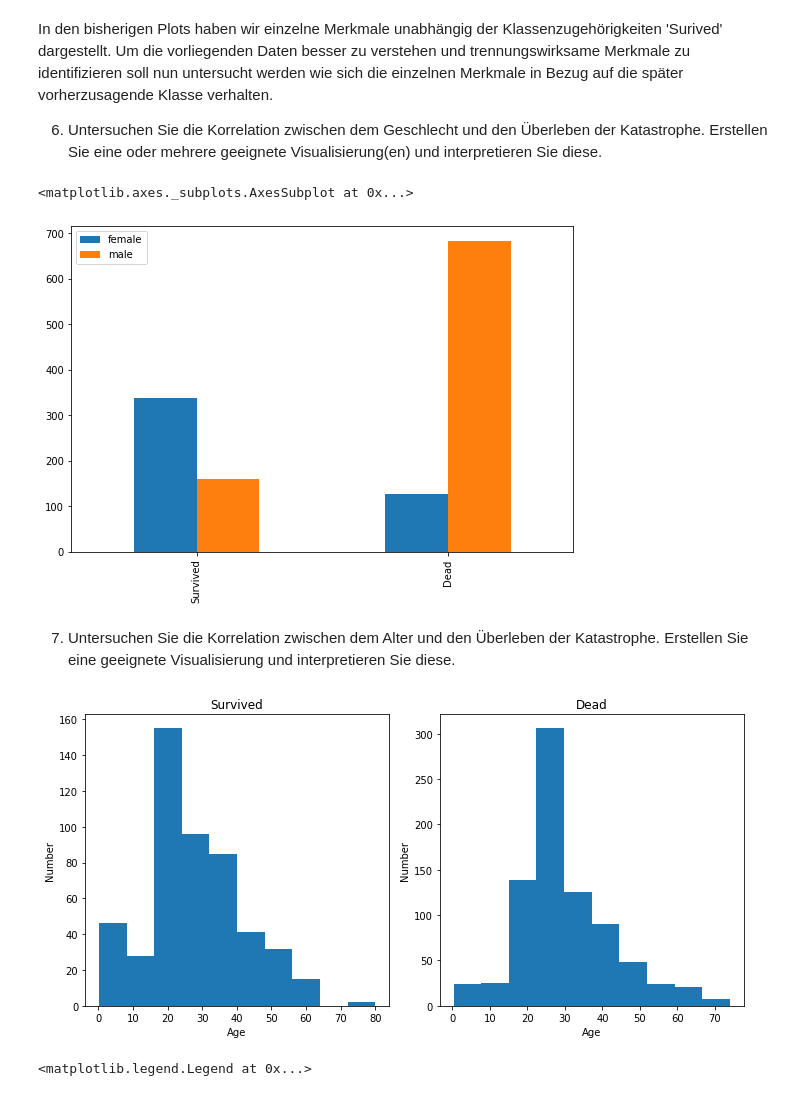
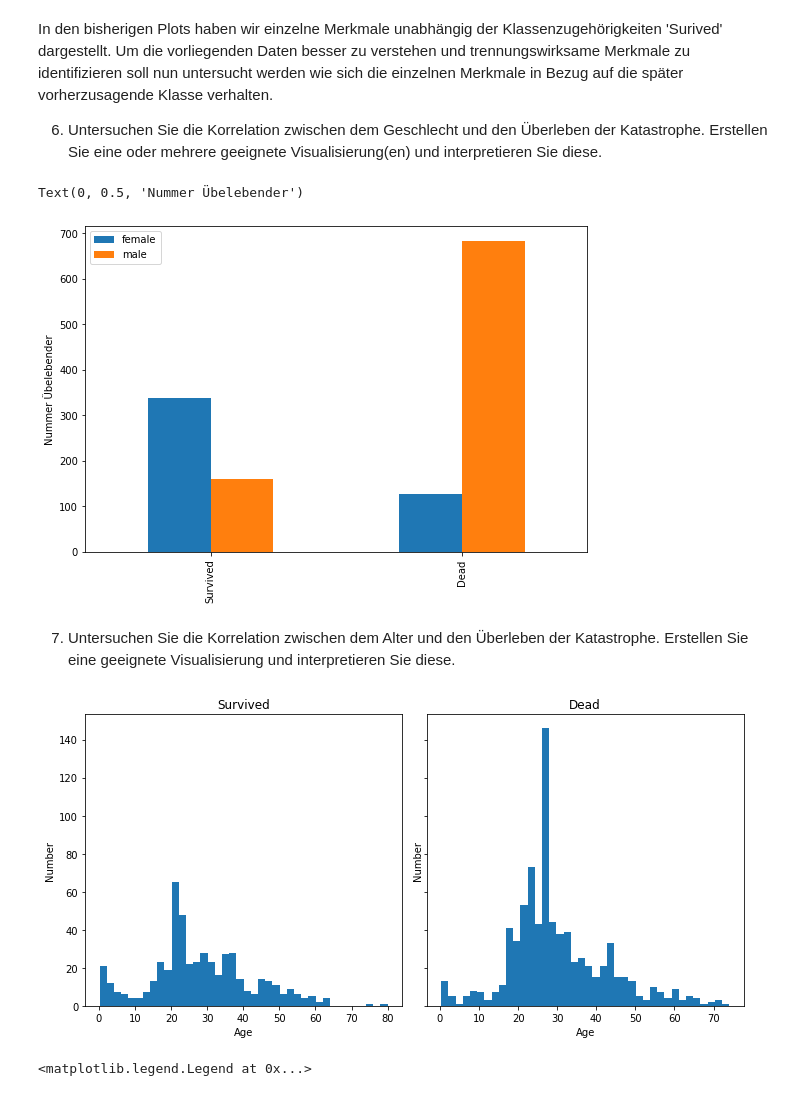
Before and after one commit to julianfbeck/ML-Uebungen, a Jupyter notebook: Aufgabenblatt 2/Exploratory data analysis - Titanic Dataset - Exercises.ipynb, the cells around one changed output. Cells and saved outputs as stored; diff of their text form; code cells hidden in the pictures.

```diff
--- a/Aufgabenblatt 2/Exploratory data analysis - Titanic Dataset - Exercises.ipynb
+++ b/Aufgabenblatt 2/Exploratory data analysis - Titanic Dataset - Exercises.ipynb
@@ -362,21 +362,30 @@ def prepareData(df):
 
     #minimal working example to set all null age values to 42 - probably you can do better :-)
 
-    df.loc[(df.Sex == "male")   &(df.Survived == 0) & (df.Pclass==1) & df.Age.isnull(),"Age"] =  df.loc[(df.Sex == "male")   &(df.Survived == 0) & (df.Pclass==1), "Age"].mean()
-    df.loc[(df.Sex == "male")   &(df.Survived == 0) & (df.Pclass==2) & df.Age.isnull(),"Age"] =  df.loc[(df.Sex == "male")   &(df.Survived == 0) & (df.Pclass==2), "Age"].mean()
-    df.loc[(df.Sex == "male")   &(df.Survived == 0) & (df.Pclass==3) & df.Age.isnull(),"Age"] =  df.loc[(df.Sex == "male")   &(df.Survived == 0) & (df.Pclass==3), "Age"].mean()
-    df.loc[(df.Sex == "male")   &(df.Survived == 1) & (df.Pclass==1) & df.Age.isnull(),"Age"] =  df.loc[(df.Sex == "male")   &(df.Survived == 1) & (df.Pclass==1), "Age"].mean()
-    df.loc[(df.Sex == "male")   &(df.Survived == 1) & (df.Pclass==2) & df.Age.isnull(),"Age"] =  df.loc[(df.Sex == "male")   &(df.Survived == 1) & (df.Pclass==2), "Age"].mean()
-    df.loc[(df.Sex == "male")   &(df.Survived == 1) & (df.Pclass==3) & df.Age.isnull(),"Age"] =  df.loc[(df.Sex == "male")   &(df.Survived == 1) & (df.Pclass==3), "Age"].mean()
-    df.loc[(df.Sex == "female") &(df.Survived == 0) & (df.Pclass==1) & df.Age.isnull(),"Age"] =  df.loc[(df.Sex == "female") &(df.Survived == 0) & (df.Pclass==1), "Age"].mean()
-    df.loc[(df.Sex == "female") &(df.Survived == 0) & (df.Pclass==2) & df.Age.isnull(),"Age"] =  df.loc[(df.Sex == "female") &(df.Survived == 0) & (df.Pclass==2), "Age"].mean()
-    df.loc[(df.Sex == "female") &(df.Survived == 0) & (df.Pclass==3) & df.Age.isnull(),"Age"] =  df.loc[(df.Sex == "female") &(df.Survived == 0) & (df.Pclass==3), "Age"].mean()
-    df.loc[(df.Sex == "female") &(df.Survived == 1) & (df.Pclass==1) & df.Age.isnull(),"Age"] =  df.loc[(df.Sex == "female") &(df.Survived == 1) & (df.Pclass==1), "Age"].mean()
-    df.loc[(df.Sex == "female") &(df.Survived == 1) & (df.Pclass==2) & df.Age.isnull(),"Age"] =  df.loc[(df.Sex == "female") &(df.Survived == 1) & (df.Pclass==2), "Age"].mean()
-    df.loc[(df.Sex == "female") &(df.Survived == 1) & (df.Pclass==3) & df.Age.isnull(),"Age"] =  df.loc[(df.Sex == "female") &(df.Survived == 1) & (df.Pclass==3), "Age"].mean()
+    df.loc[(((df.Sex == "male")   &(df.Survived == 0)) & (df.Pclass==1)) & df.Age.isnull(),"Age"] =  df.loc[((df.Sex == "male")   &(df.Survived == 0)) & (df.Pclass==1), "Age"].mean()
+    df.loc[(((df.Sex == "male")   &(df.Survived == 0)) & (df.Pclass==2)) & df.Age.isnull(),"Age"] =  df.loc[((df.Sex == "male")   &(df.Survived == 0)) & (df.Pclass==2), "Age"].mean()
+    df.loc[(((df.Sex == "male")   &(df.Survived == 0)) & (df.Pclass==3)) & df.Age.isnull(),"Age"] =  df.loc[((df.Sex == "male")   &(df.Survived == 0)) & (df.Pclass==3), "Age"].mean()
+
+    df.loc[(((df.Sex == "male")   &(df.Survived == 1)) & (df.Pclass==1)) & df.Age.isnull(),"Age"] =  df.loc[((df.Sex == "male")   &(df.Survived == 1)) & (df.Pclass==1), "Age"].mean()
+    df.loc[(((df.Sex == "male")   &(df.Survived == 1)) & (df.Pclass==2)) & df.Age.isnull(),"Age"] =  df.loc[((df.Sex == "male")   &(df.Survived == 1)) & (df.Pclass==2), "Age"].mean()
+    df.loc[(((df.Sex == "male")   &(df.Survived == 1)) & (df.Pclass==3)) & df.Age.isnull(),"Age"] =  df.loc[((df.Sex == "male")   &(df.Survived == 1)) & (df.Pclass==3), "Age"].mean()
+
+
+    df.loc[(((df.Sex == "female") &(df.Survived == 0)) & (df.Pclass==1)) & df.Age.isnull(),"Age"] =  df.loc[((df.Sex == "female") &(df.Survived == 0)) & (df.Pclass==1), "Age"].mean()
+    df.loc[(((df.Sex == "female") &(df.Survived == 0)) & (df.Pclass==2)) & df.Age.isnull(),"Age"] =  df.loc[((df.Sex == "female") &(df.Survived == 0)) & (df.Pclass==2), "Age"].mean()
+    df.loc[(((df.Sex == "female") &(df.Survived == 0)) & (df.Pclass==3)) & df.Age.isnull(),"Age"] =  df.loc[((df.Sex == "female") &(df.Survived == 0)) & (df.Pclass==3), "Age"].mean()
+
+    df.loc[(((df.Sex == "female") &(df.Survived == 1)) & (df.Pclass==1)) & df.Age.isnull(),"Age"] =  df.loc[((df.Sex == "female") &(df.Survived == 1)) & (df.Pclass==1), "Age"].mean()
+    df.loc[(((df.Sex == "female") &(df.Survived == 1)) & (df.Pclass==2)) & df.Age.isnull(),"Age"] =  df.loc[((df.Sex == "female") &(df.Survived == 1)) & (df.Pclass==2), "Age"].mean()
+    df.loc[(((df.Sex == "female") &(df.Survived == 1)) & (df.Pclass==3)) & df.Age.isnull(),"Age"] =  df.loc[((df.Sex == "female") &(df.Survived == 1)) & (df.Pclass==3), "Age"].mean()
 
     return df
+
+print(df.Age.mean())
 print(df.Age.isnull().value_counts())
+
 df = prepareData(df)
+
 print(df.Age.isnull().value_counts())
+print(df.Age.mean())
 # %% [output]
@@ -473,31 +497,35 @@ dead_sex = df[df['Survived']==0]['Sex'].value_counts()
 p = pd.DataFrame([survived_sex,dead_sex])
 p.index = ['Survived','Dead']
 p.plot(kind='bar',stacked=False, figsize=(9,6))
+plt.ylabel("Nummer Übelebender")
+#Mehr Frauen als Männer Überlebt
+#Mehr Männer als Frauen gestorben
+#Mehr Männer an Board
 # %% [output]
-<matplotlib.axes._subplots.AxesSubplot at 0x...>
+Text(0, 0.5, 'Nummer Übelebender')
-[figure, old version]
+[figure, new version]
 # %% [markdown]
 7) Untersuchen Sie die Korrelation zwischen dem Alter und den Überleben der Katastrophe. Erstellen Sie eine geeignete Visualisierung und interpretieren Sie diese.
 # %%
 # TODO implement
 survived = [df[df['Survived']==1]['Age']]
 dead =[df[df['Survived']==0]['Age']]
 
-fig, axes = plt.subplots(nrows=1, ncols=2, figsize=(10, 5))
-axes[0].hist(survived)
-axes[1].hist(dead)
+fig, axes = plt.subplots(nrows=1, ncols=2, figsize=(10, 5), sharey='row')
+axes[0].hist(survived, bins=40)
+axes[1].hist(dead, bins=40)
 axes[0].set_title('Survived')
 axes[1].set_title('Dead')
 
 axes[0].set_xlabel('Age')
 axes[0].set_ylabel('Number')
 axes[1].set_xlabel('Age')
 axes[1].set_ylabel('Number')
-
-
 fig.tight_layout()
+#Meisete Leute im Alter von 20-40 Gestorben
+#Sehr junge Personen haben überlebt
 # %% [output]
-[figure, old version]
+[figure, new version]
 # %%
 figure = plt.figure(figsize=(9,6))
 plt.hist([df[df['Survived']==1]['Age'],df[df['Survived']==0]['Age']], stacked=False,
```
Also changed, not shown: parts of 13 cells of this notebook.
